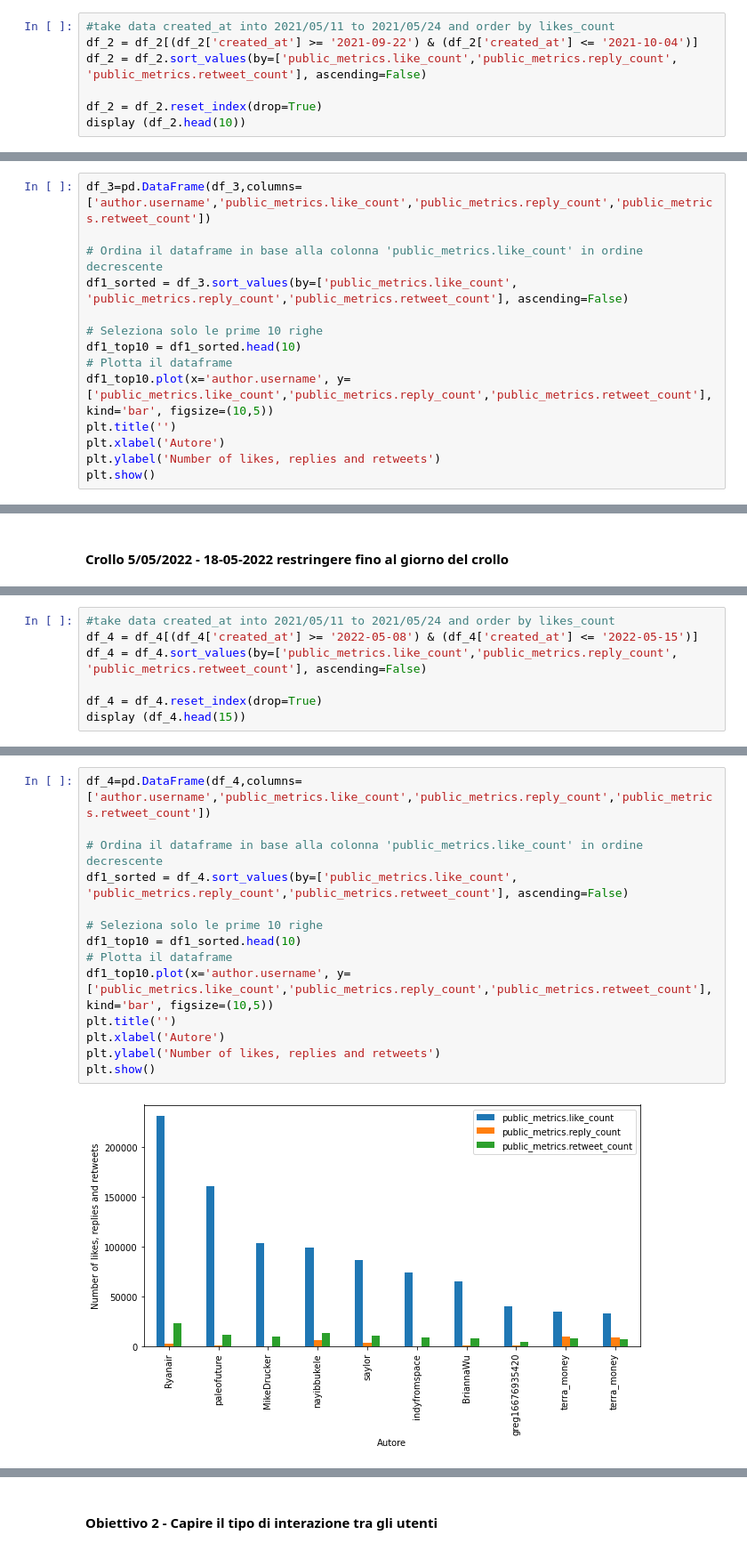
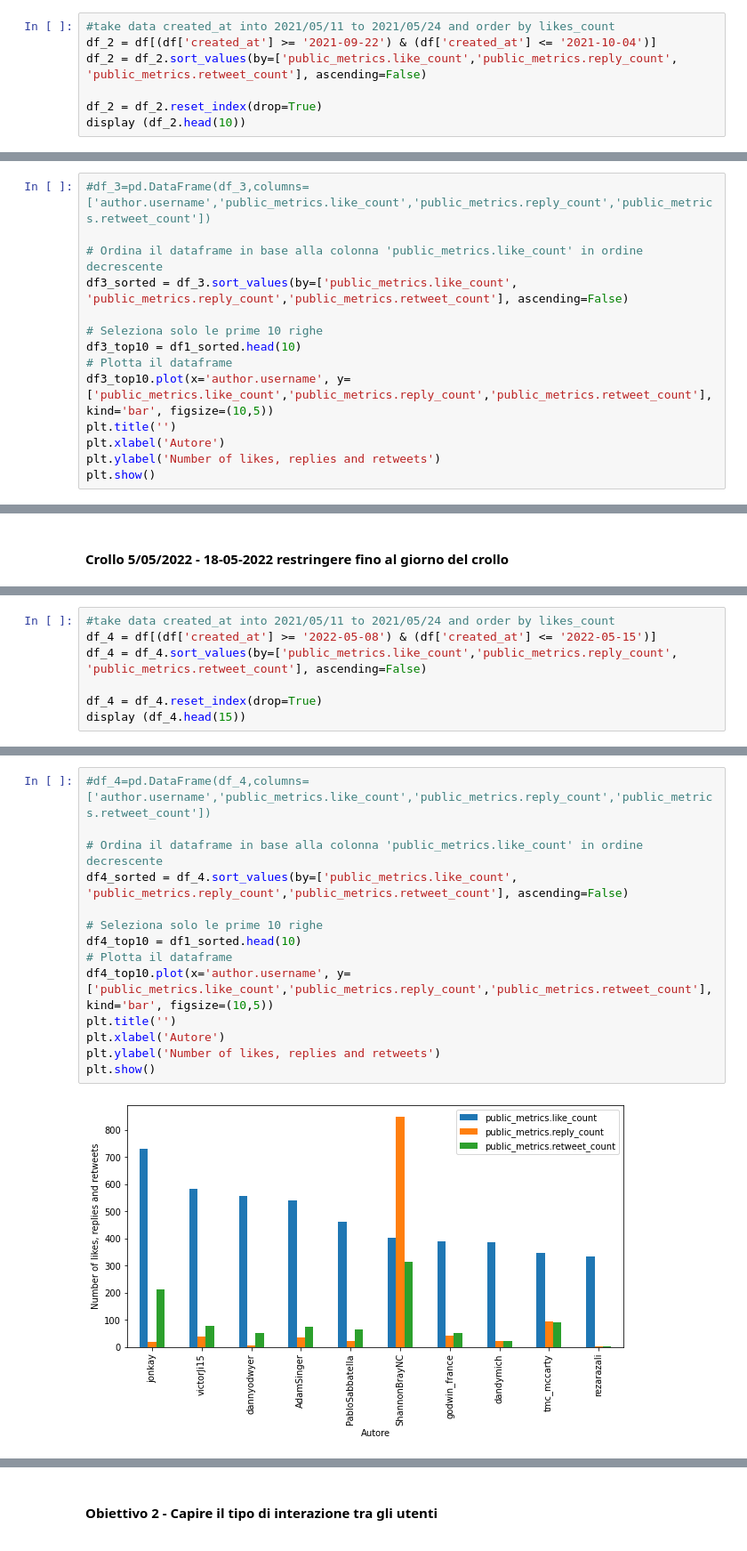
Before and after one commit to isabellamarasco/Blockchain_project, a Jupyter notebook: analysis.ipynb, the cells around one changed output, grey strips where cells are left out. Shown at 89% size. Drawn from its saved outputs; the diff is of its cells as text.

```diff
--- a/analysis.ipynb
+++ b/analysis.ipynb
@@ -144,6 +209,6 @@ df_2 = df_2.reset_index(drop=True)
 # %%
 #take data created_at into 2021/05/11 to 2021/05/24 and order by likes_count
-df_2 = df_2[(df_2['created_at'] >= '2021-09-22') & (df_2['created_at'] <= '2021-10-04')]
+df_2 = df[(df['created_at'] >= '2021-09-22') & (df['created_at'] <= '2021-10-04')]
 df_2 = df_2.sort_values(by=['public_metrics.like_count','public_metrics.reply_count', 'public_metrics.retweet_count'], ascending=False)
 
 df_2 = df_2.reset_index(drop=True)
@@ -206,14 +286,14 @@ display (df_3.head(15))
 15 rows × 26 columns
 # %%
-df_3=pd.DataFrame(df_3,columns=['author.username','public_metrics.like_count','public_metrics.reply_count','public_metrics.retweet_count'])
+#df_3=pd.DataFrame(df_3,columns=['author.username','public_metrics.like_count','public_metrics.reply_count','public_metrics.retweet_count'])
 
 # Ordina il dataframe in base alla colonna 'public_metrics.like_count' in ordine decrescente
-df1_sorted = df_3.sort_values(by=['public_metrics.like_count', 'public_metrics.reply_count','public_metrics.retweet_count'], ascending=False)
+df3_sorted = df_3.sort_values(by=['public_metrics.like_count', 'public_metrics.reply_count','public_metrics.retweet_count'], ascending=False)
 
 # Seleziona solo le prime 10 righe
-df1_top10 = df1_sorted.head(10)
+df3_top10 = df1_sorted.head(10)
 # Plotta il dataframe
-df1_top10.plot(x='author.username', y=['public_metrics.like_count','public_metrics.reply_count','public_metrics.retweet_count'], kind='bar', figsize=(10,5))
+df3_top10.plot(x='author.username', y=['public_metrics.like_count','public_metrics.reply_count','public_metrics.retweet_count'], kind='bar', figsize=(10,5))
 plt.title('')
 plt.xlabel('Autore')
 plt.ylabel('Number of likes, replies and retweets')
@@ -228,6 +320,6 @@ df_4 = df_4.reset_index(drop=True)
 # %%
 #take data created_at into 2021/05/11 to 2021/05/24 and order by likes_count
-df_4 = df_4[(df_4['created_at'] >= '2022-05-08') & (df_4['created_at'] <= '2022-05-15')]
+df_4 = df[(df['created_at'] >= '2022-05-08') & (df['created_at'] <= '2022-05-15')]
 df_4 = df_4.sort_values(by=['public_metrics.like_count','public_metrics.reply_count', 'public_metrics.retweet_count'], ascending=False)
 
 df_4 = df_4.reset_index(drop=True)
@@ -252,17 +344,17 @@ display (df_4.head(15))
 15 rows × 26 columns
 # %%
-df_4=pd.DataFrame(df_4,columns=['author.username','public_metrics.like_count','public_metrics.reply_count','public_metrics.retweet_count'])
+#df_4=pd.DataFrame(df_4,columns=['author.username','public_metrics.like_count','public_metrics.reply_count','public_metrics.retweet_count'])
 
 # Ordina il dataframe in base alla colonna 'public_metrics.like_count' in ordine decrescente
-df1_sorted = df_4.sort_values(by=['public_metrics.like_count', 'public_metrics.reply_count','public_metrics.retweet_count'], ascending=False)
+df4_sorted = df_4.sort_values(by=['public_metrics.like_count', 'public_metrics.reply_count','public_metrics.retweet_count'], ascending=False)
 
 # Seleziona solo le prime 10 righe
-df1_top10 = df1_sorted.head(10)
+df4_top10 = df1_sorted.head(10)
 # Plotta il dataframe
-df1_top10.plot(x='author.username', y=['public_metrics.like_count','public_metrics.reply_count','public_metrics.retweet_count'], kind='bar', figsize=(10,5))
+df4_top10.plot(x='author.username', y=['public_metrics.like_count','public_metrics.reply_count','public_metrics.retweet_count'], kind='bar', figsize=(10,5))
 plt.title('')
 plt.xlabel('Autore')
 plt.ylabel('Number of likes, replies and retweets')
 plt.show()
 # %% [output]
-[figure, old version]
+[figure, new version]
```
Also changed, not shown: parts of 24 cells of this notebook.
